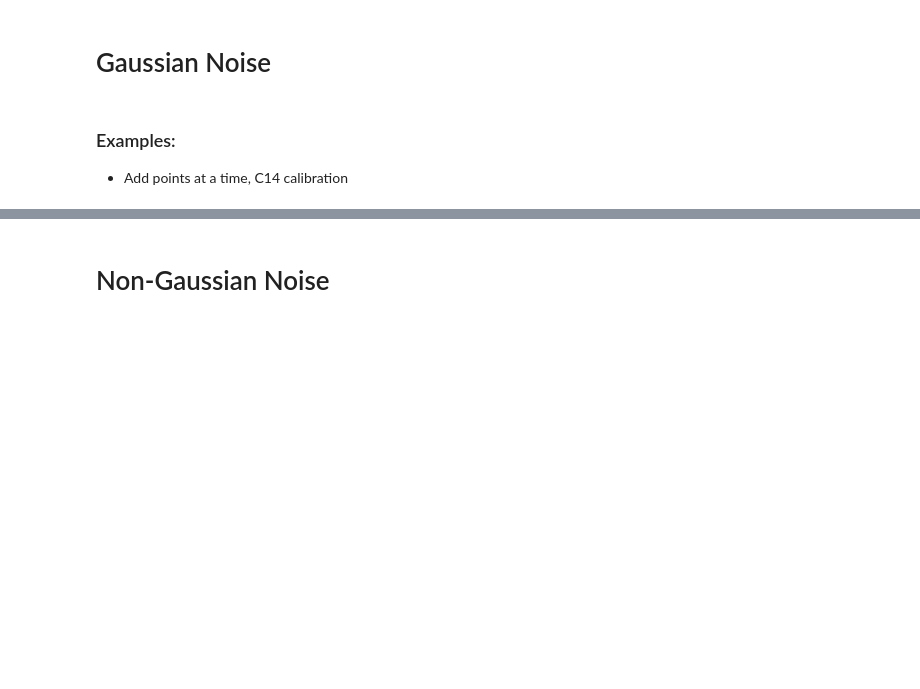
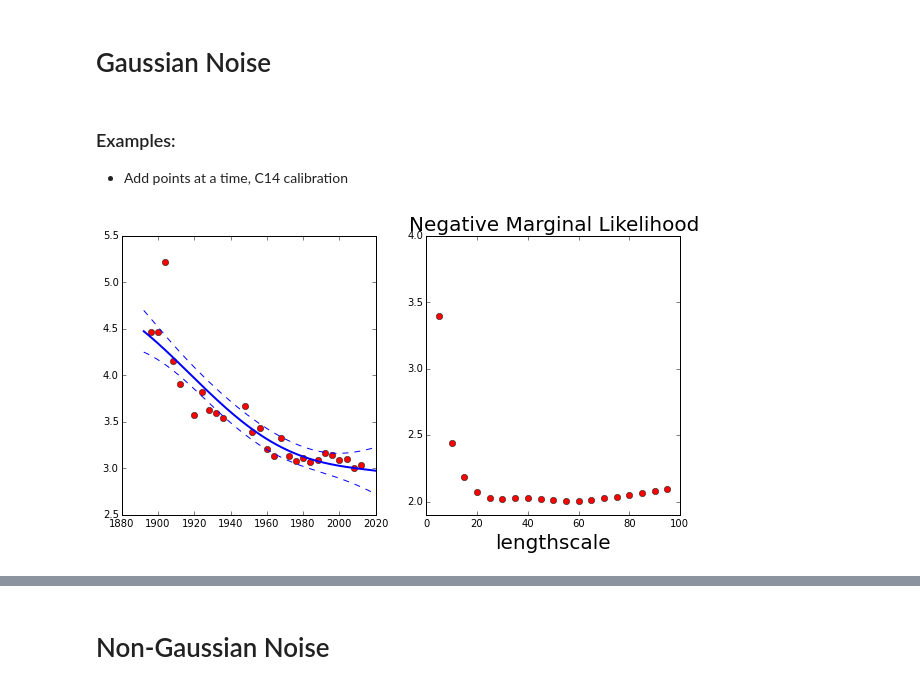
Before and after one commit to jizhihang/gpss, a Jupyter notebook: slides/gaussian_processes.ipynb, the cells around one changed output, grey strips where cells are left out. Drawn from its saved outputs; the diff is of its cells as text; code cells hidden in the pictures; blank space fills up the shorter version.

Commit message:
Updates including GP on marathon data.

```diff
--- a/slides/gaussian_processes.ipynb
+++ b/slides/gaussian_processes.ipynb
@@ -651,0 +661,17 @@ HTML(open('./diagrams/basis_covariance.html', 'r').read())
+# %%
+kernel = mlai.exponentiated_quadratic
+data = pods.datasets.olympic_marathon_men()
+x = data['X']
+y = data['Y']
+num_data = x.shape[0]
+
+data_limits = [1892, 2020]
+
+max_basis = y.shape[0]
+# %%
+lengthscales=(5, 100, 5)
+plot.rmse_fit(x, y, param_name='lengthscale', param_range=lengthscales,
+              model=mlai.GP, kernel=kernel, variance=1., sigma2=0.04, xlim=data_limits,
+              objective_ylim=[1.9,4])
+# %% [output]
+[figure, added]
```
Also changed, not shown: parts of 6 cells of this notebook, 1 other file.
